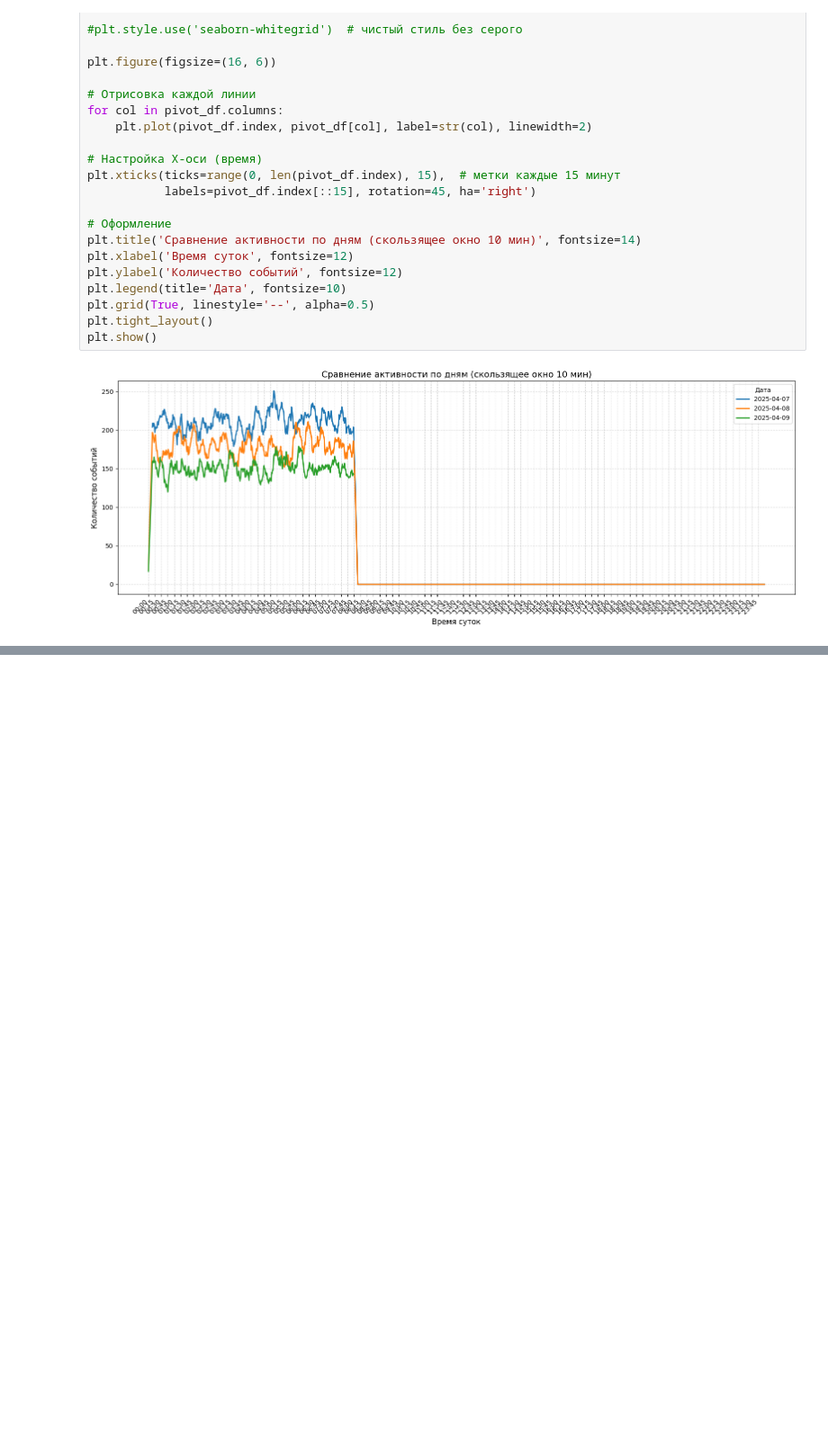
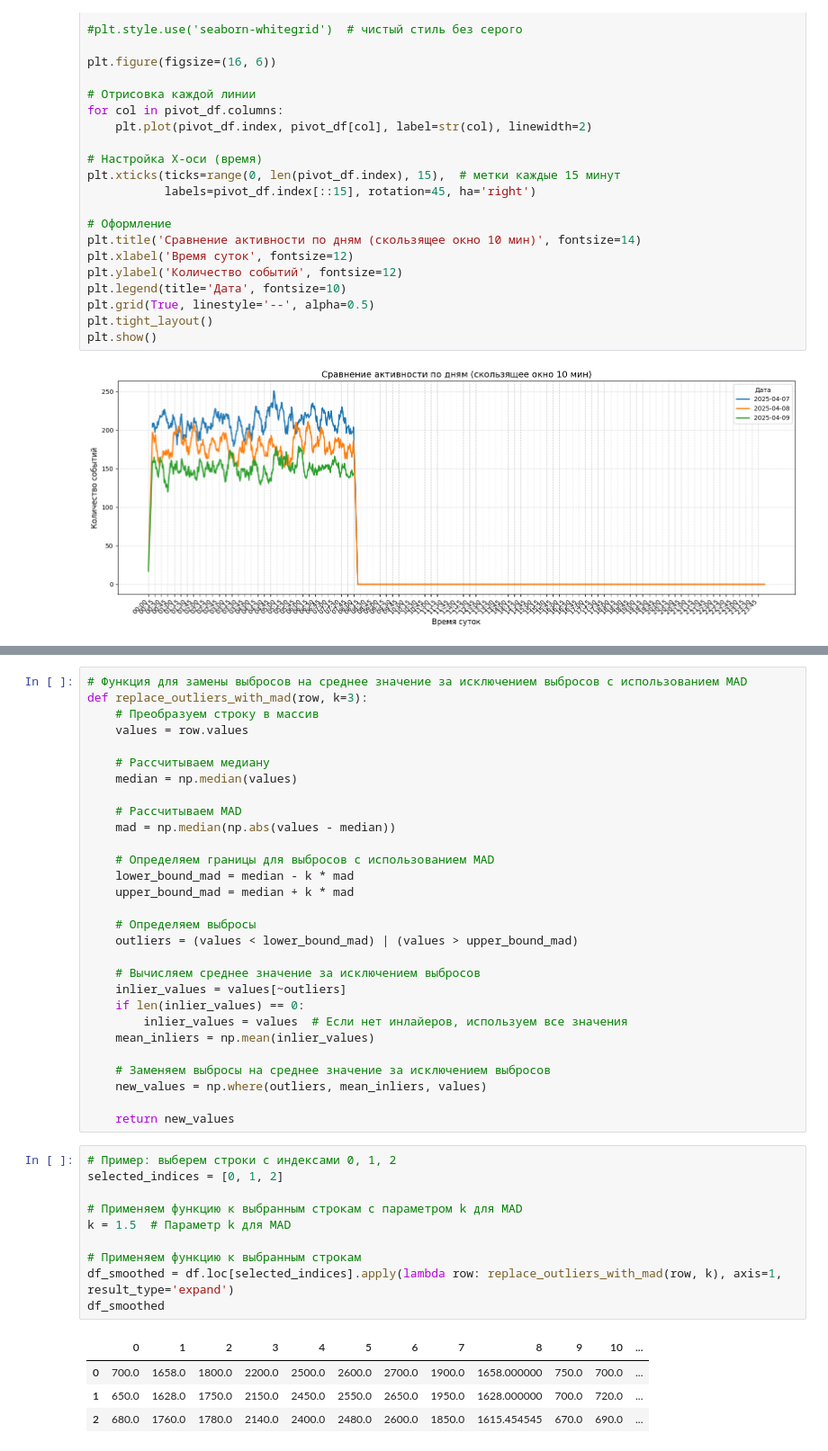
Before and after one commit to Sammik87/Miscellaneous, a Jupyter notebook: Анализ_событий_CA.ipynb, the cells around one changed output, grey strips where cells are left out. Shown at 90% size. Saved outputs shown, nothing was run; the diff lists cells and outputs as text; blank space fills up the shorter version.

```diff
--- a/Анализ_событий_CA.ipynb
+++ b/Анализ_событий_CA.ipynb
@@ -1965,0 +2254,44 @@ plt.show()
+# %%
+# Функция для замены выбросов на среднее значение за исключением выбросов с использованием MAD
+def replace_outliers_with_mad(row, k=3):
+    # Преобразуем строку в массив
+    values = row.values
+
+    # Рассчитываем медиану
+    median = np.median(values)
+
+    # Рассчитываем MAD
+    mad = np.median(np.abs(values - median))
+
+    # Определяем границы для выбросов с использованием MAD
+    lower_bound_mad = median - k * mad
+    upper_bound_mad = median + k * mad
+
+    # Определяем выбросы
+    outliers = (values < lower_bound_mad) | (values > upper_bound_mad)
+
+    # Вычисляем среднее значение за исключением выбросов
+    inlier_values = values[~outliers]
+    if len(inlier_values) == 0:
+        inlier_values = values  # Если нет инлайеров, используем все значения
+    mean_inliers = np.mean(inlier_values)
+
+    # Заменяем выбросы на среднее значение за исключением выбросов
+    new_values = np.where(outliers, mean_inliers, values)
+
+    return new_values
+# %%
+# Пример: выберем строки с индексами 0, 1, 2
+selected_indices = [0, 1, 2]
+
+# Применяем функцию к выбранным строкам с параметром k для MAD
+k = 1.5  # Параметр k для MAD
+
+# Применяем функцию к выбранным строкам
+df_smoothed = df.loc[selected_indices].apply(lambda row: replace_outliers_with_mad(row, k), axis=1, result_type='expand')
+df_smoothed
+# %% [output]
+|  | 0 | 1 | 2 | 3 | 4 | 5 | 6 | 7 | 8 | 9 | 10 | ... |
+| 0 | 700.0 | 1658.0 | 1800.0 | 2200.0 | 2500.0 | 2600.0 | 2700.0 | 1900.0 | 1658.000000 | 750.0 | 700.0 | ... |
+| 1 | 650.0 | 1628.0 | 1750.0 | 2150.0 | 2450.0 | 2550.0 | 2650.0 | 1950.0 | 1628.000000 | 700.0 | 720.0 | ... |
+| 2 | 680.0 | 1760.0 | 1780.0 | 2140.0 | 2400.0 | 2480.0 | 2600.0 | 1850.0 | 1615.454545 | 670.0 | 690.0 | ... |
```
Also changed, not shown: parts of 21 cells of this notebook.
